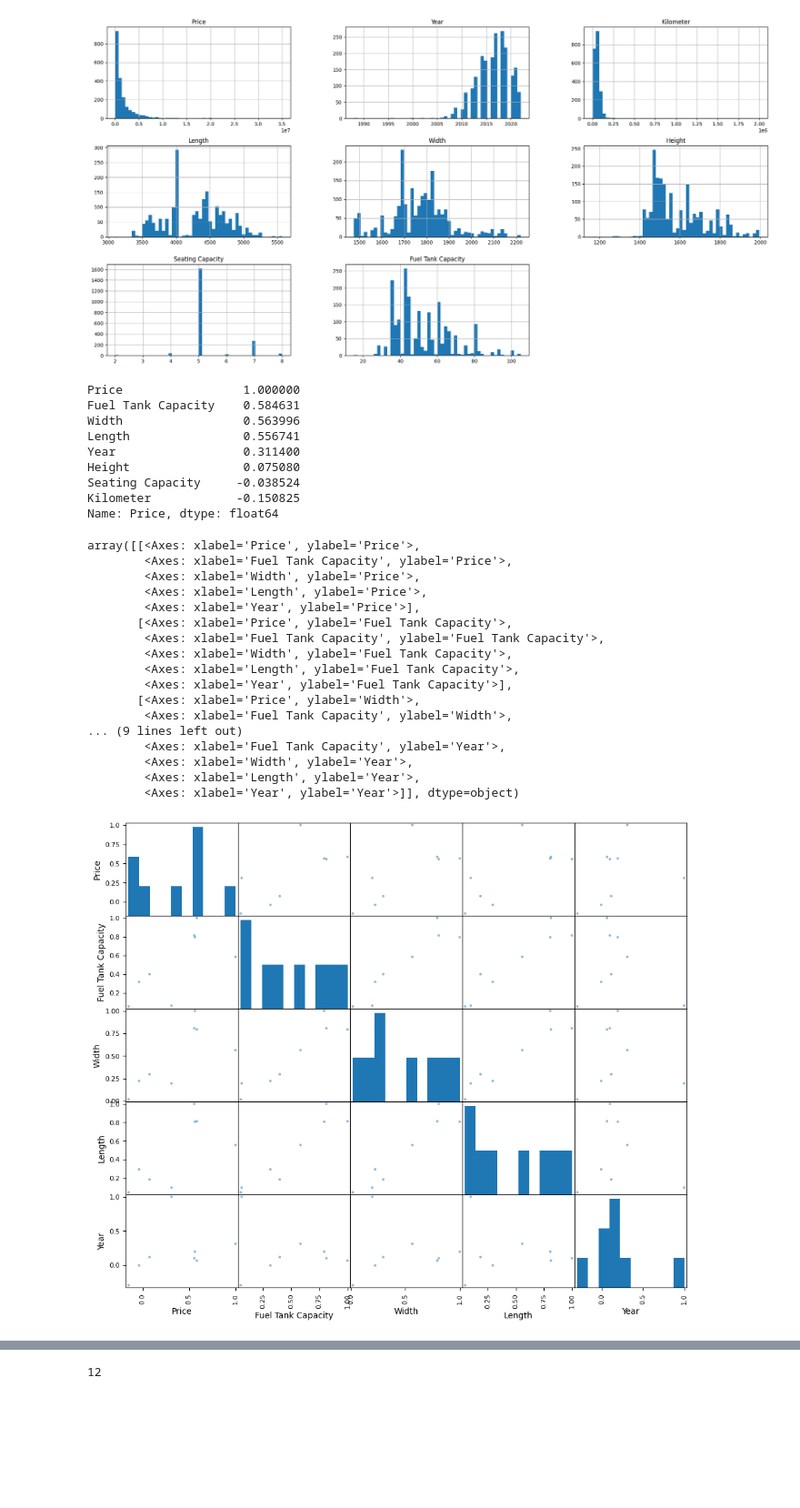
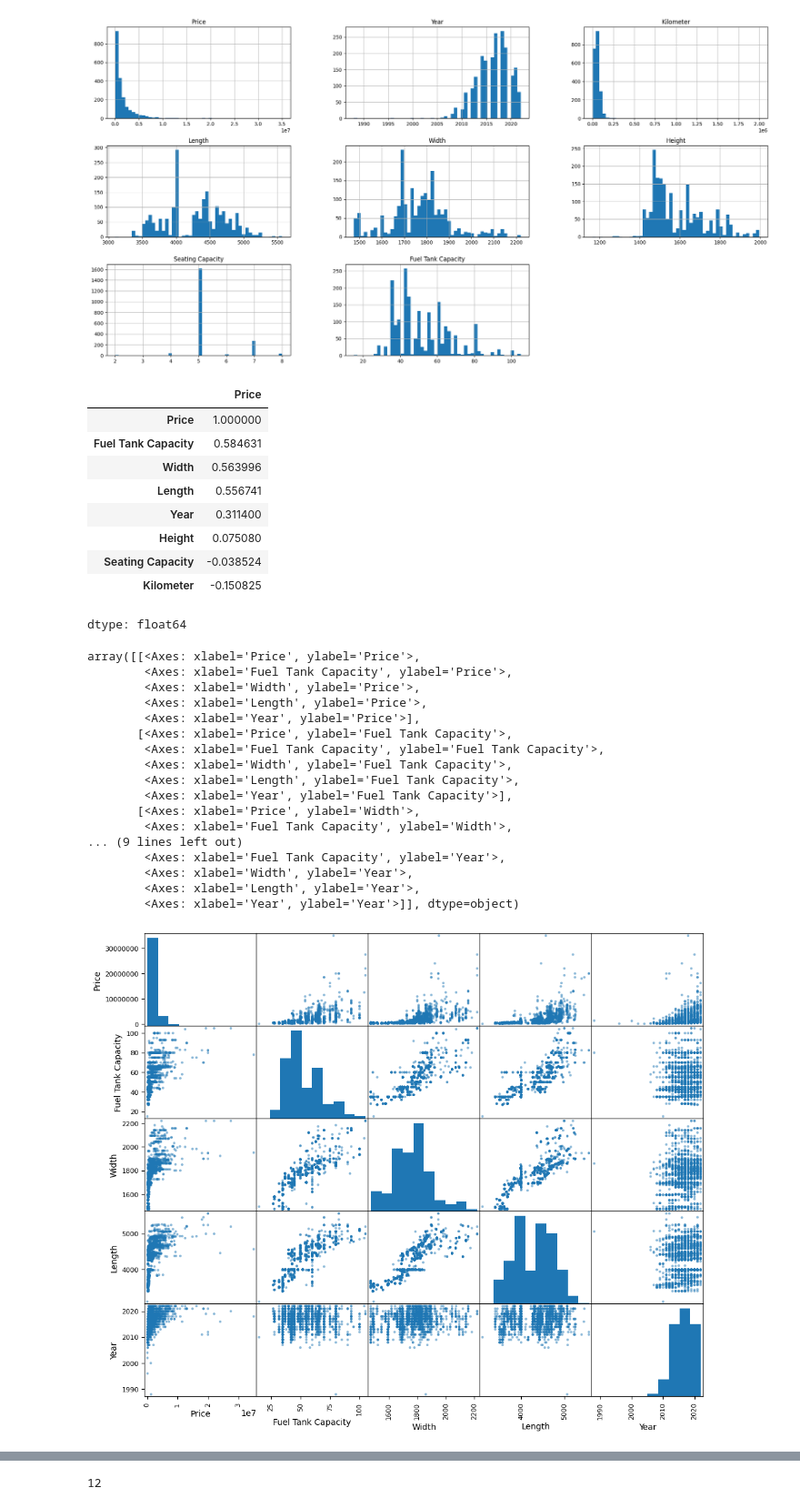
Before and after one commit to semingrai/Hands-on-ML-, a Jupyter notebook: CHp1-2/ex7.ipynb, the cells around one changed output, grey strips where cells are left out. Shown at 91% size. Cells and saved outputs as stored; diff of their text form; code cells hidden in the pictures; blank space fills up the shorter version.

Commit message:
Data cleaning

```diff
--- a/CHp1-2/ex7.ipynb
+++ b/CHp1-2/ex7.ipynb
@@ -20,7 +20,7 @@ print("LIBRARIES IMPORTED")
 # %% [output]
 LIBRARIES IMPORTED
 # %%
-data = pd.read_csv("c4.csv")
+data = pd.read_csv("https://raw.githubusercontent.com/semingrai/Hands-on-ML-/main/CHp1-2/c4.csv")
 # %%
 data.head(3)
 # %% [output]
@@ -85,37 +126,38 @@ array([[<Axes: title={'center': 'Price'}>,
 corr = data.corr(numeric_only=True)
 corr['Price'].sort_values(ascending=False)
 # %% [output]
+|  | Price |
+| Price | 1.000000 |
+| Fuel Tank Capacity | 0.584631 |
+| Width | 0.563996 |
+| Length | 0.556741 |
+| Year | 0.311400 |
+| Height | 0.075080 |
+| Seating Capacity | -0.038524 |
+| Kilometer | -0.150825 |
-Price                 1.000000
-Fuel Tank Capacity    0.584631
-Width                 0.563996
-Length                0.556741
-Year                  0.311400
-Height                0.075080
-Seating Capacity     -0.038524
-Kilometer            -0.150825
-Name: Price, dtype: float64
+dtype: float64
 # %%
 feat =  ['Price', 'Fuel Tank Capacity', 'Width', 'Length', 'Year']
-scatter_matrix(corr[feat], figsize=(12,10))
+scatter_matrix(data[feat], figsize=(12,10))
 # %% [output]
 array([[<Axes: xlabel='Price', ylabel='Price'>,
         <Axes: xlabel='Fuel Tank Capacity', ylabel='Price'>,
         <Axes: xlabel='Width', ylabel='Price'>,
         <Axes: xlabel='Length', ylabel='Price'>,
         <Axes: xlabel='Year', ylabel='Price'>],
        [<Axes: xlabel='Price', ylabel='Fuel Tank Capacity'>,
         <Axes: xlabel='Fuel Tank Capacity', ylabel='Fuel Tank Capacity'>,
         <Axes: xlabel='Width', ylabel='Fuel Tank Capacity'>,
         <Axes: xlabel='Length', ylabel='Fuel Tank Capacity'>,
         <Axes: xlabel='Year', ylabel='Fuel Tank Capacity'>],
        [<Axes: xlabel='Price', ylabel='Width'>,
         <Axes: xlabel='Fuel Tank Capacity', ylabel='Width'>,
 ... (9 lines left out)
         <Axes: xlabel='Fuel Tank Capacity', ylabel='Year'>,
         <Axes: xlabel='Width', ylabel='Year'>,
         <Axes: xlabel='Length', ylabel='Year'>,
         <Axes: xlabel='Year', ylabel='Year'>]], dtype=object)
-[figure, old version]
+[figure, new version]
 # %%
 data.Price
 # %% [output]
```
Also changed, not shown: parts of 13 cells of this notebook.
